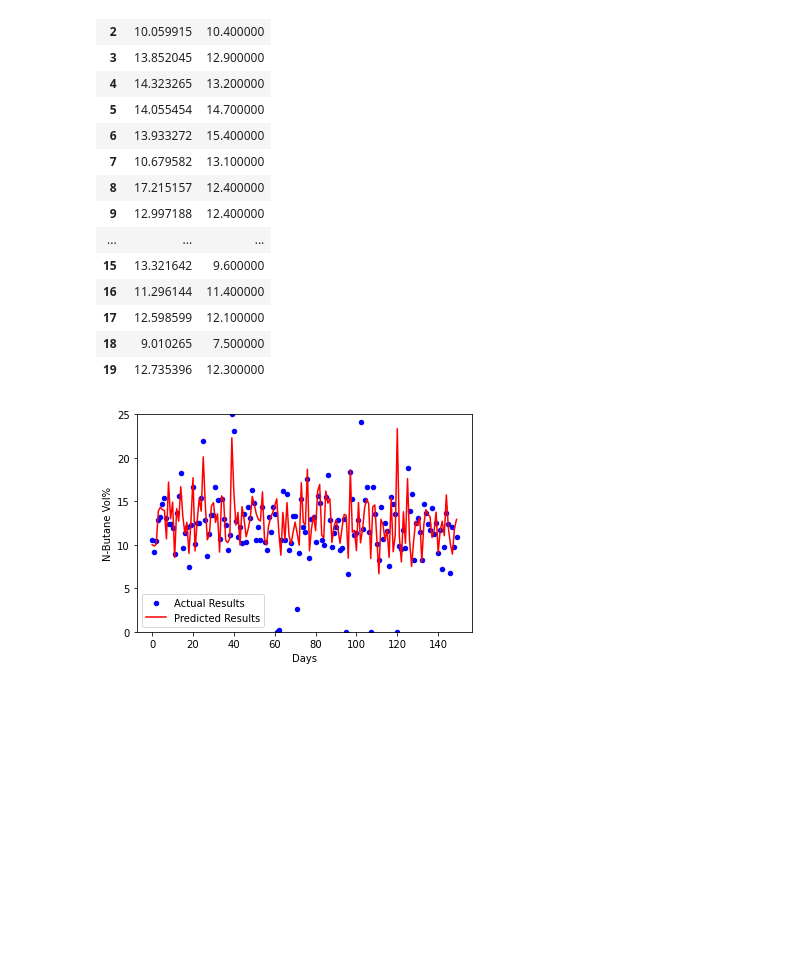
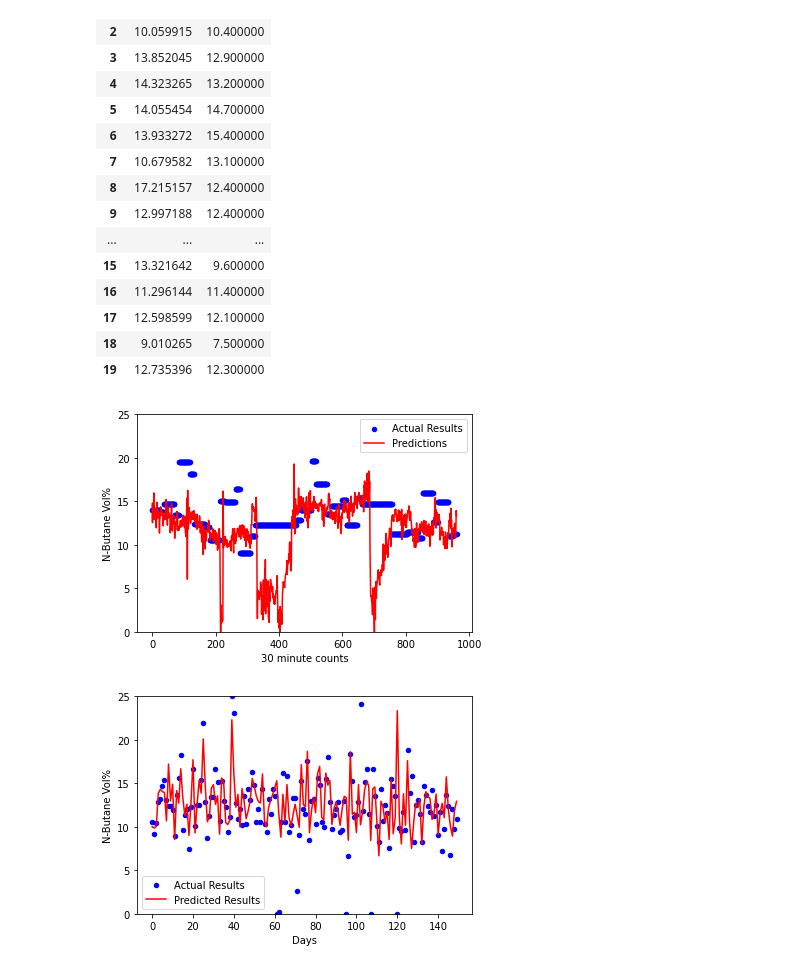
Before and after one commit to Jarney903/Red-ProjectHub, a Jupyter notebook: Final Models/LinearRegression_V.1.ipynb, the cells around one changed output. Cells and saved outputs as stored; diff of their text form; code cells hidden in the pictures; blank space fills up the shorter version.

Commit message:
Adding real-time results analysis

```diff
--- a/Final Models/LinearRegression_V.1.ipynb
+++ b/Final Models/LinearRegression_V.1.ipynb
@@ -54,6 +58,30 @@ results.head(20)
 | 17 | 12.598599 | 12.100000 |
 | 18 | 9.010265 | 7.500000 |
 | 19 | 12.735396 | 12.300000 |
+# %%
+# Run "real time" data in model
+y2 = df2["TA.OVH.RECYCLE.NC4.VOLPCT"]
+X2 = df2.drop(["TA.OVH.RECYCLE.NC4.VOLPCT", "Date", "Index"], axis = 1)
+
+# Make Predictions on "real time" data frame
+y_pred2 = model.predict(X2)
+results2 = pd.DataFrame({"Prediction": y_pred2, "Actual": y2}).reset_index(drop=True)
+results2.head(10)
+df2["Predictions"]=y_pred2
+df2.head()
+# Save to csv
+df2.to_csv('project_data_realtime_withPredictions.csv', index=False)
+# %%
+# Plot "Real Time" results2
+# Plot
+ax = df2.plot(kind="scatter", x="Index",y="TA.OVH.RECYCLE.NC4.VOLPCT", color="b", label="Actual Results")
+df2.plot(x="Index",y="Predictions", color="r", label="Predictions", ax=ax)
+ax.set_xlabel("30 minute counts")
+ax.set_ylabel("N-Butane Vol%")
+ax.set_ylim(0,25)
+plt.show()
+# %% [output]
+[figure, added]
 # %%
 # Plot Results
 # Create X-Axis for y
```
Also changed, not shown: parts of 1 cell of this notebook, 5 other files.
